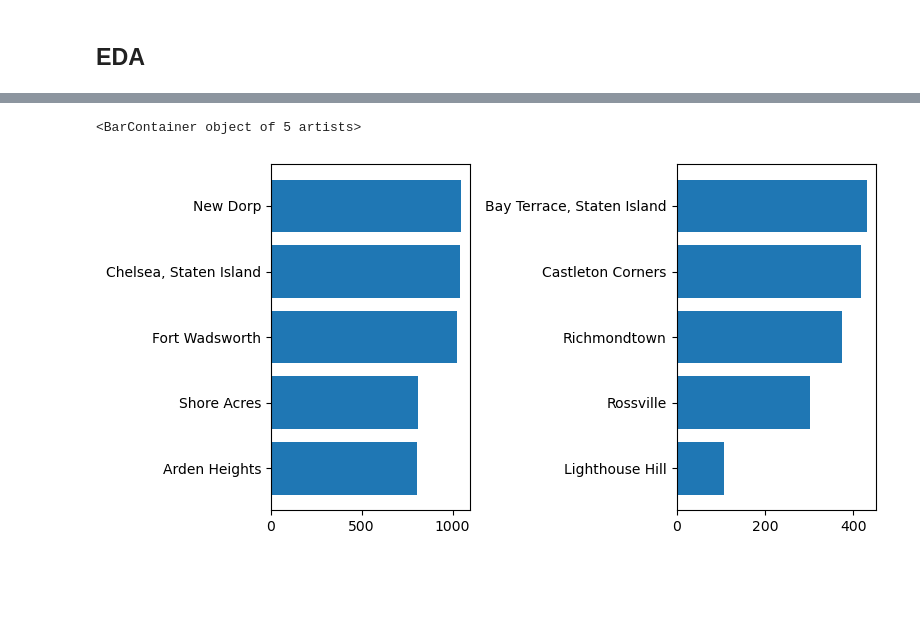
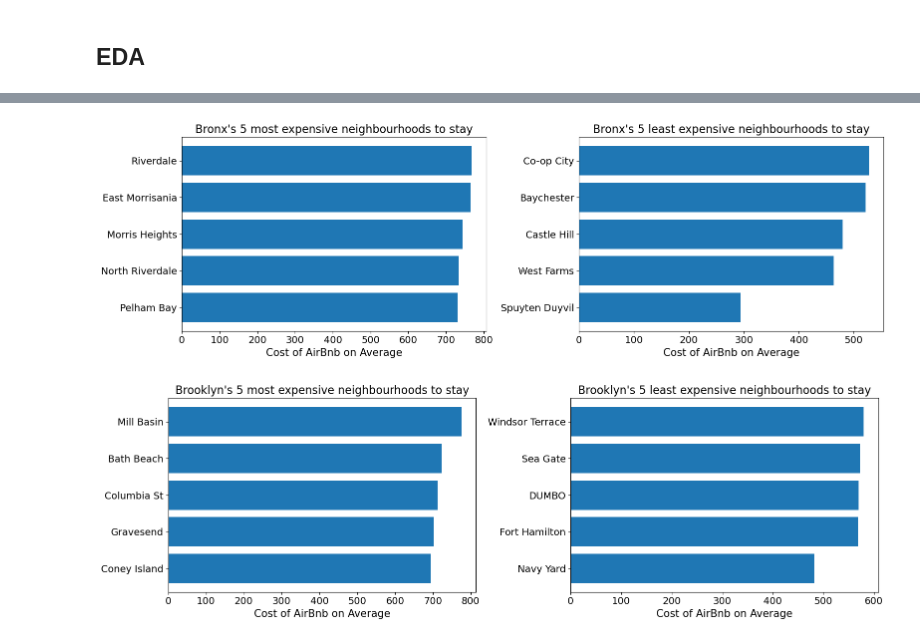
Before and after one commit to Mcapp1/AirBnB-Analysis, a Jupyter notebook: AirBnb.ipynb, the cells around one changed output, grey strips where cells are left out. Cells and saved outputs as stored; diff of their text form; code cells hidden in the pictures; blank space fills up the shorter version.

Commit message:
Neighborhood Graphs

```diff
--- a/AirBnb.ipynb
+++ b/AirBnb.ipynb
@@ -523,6 +471,0 @@ queens_prices.set_index('neighbourhood',inplace=True)
-# %%
-fig, ax = plt.subplots(1,2,figsize=(8,4),tight_layout=True)
-
-ax[0].barh(queens_prices.index[-5:],queens_prices.price[-5:])
-
-ax[1].barh(queens_prices.index[:5],queens_prices.price[:5])
@@ -538,9 +472,39 @@ staten_island_prices.set_index('neighbourhood',inplace=True)
-# %%
-fig, ax = plt.subplots(1,2,figsize=(8,4),tight_layout=True)
-
-ax[0].barh(staten_island_prices.index[-5:],staten_island_prices.price[-5:])
-
-ax[1].barh(staten_island_prices.index[:5],staten_island_prices.price[:5])
-# %% [output]
-<BarContainer object of 5 artists>
-[figure, removed]
+# %%
+def plot_neighbourhood_prices(borough):
+
+    target = neighbourhood_prices.copy()
+    target['neighbourhood'] = [each[1] for each in target.index]
+    target.set_index('neighbourhood',inplace=True)
+
+    if borough.lower() == 'bronx':
+        target = target[0:48]
+    elif borough.lower() == 'brooklyn':
+        target = target[48:96]
+    elif borough.lower() == 'manhattan':
+        target = target[96:128]
+    elif borough.lower() == 'queens':
+        target = target[128:180]
+    elif borough.lower() == 'staten island':
+        target = target[180:]
+
+    fig, ax = plt.subplots(1,2,figsize=(16,5),tight_layout=True)
+
+    ax[0].barh(target.index[-5:],target.price[-5:])
+    ax[0].set_title(f"{str(borough).capitalize()}'s 5 most expensive neighbourhoods to stay",
+                    fontsize=16)
+    ax[0].set_xlabel('Cost of AirBnb on Average',fontsize=15)
+    ax[0].tick_params(axis='both', which='major', labelsize=14)
+
+    ax[1].barh(target.index[:5],target.price[:5])
+    ax[1].set_title(f"{str(borough).capitalize()}'s 5 least expensive neighbourhoods to stay",
+                    fontsize=16)
+    ax[1].set_xlabel('Cost of AirBnb on Average',fontsize=15)
+    ax[1].tick_params(axis='both', which='major', labelsize=14)
+# %%
+plot_neighbourhood_prices('bronx')
+# %% [output]
+[figure, added]
+# %%
+plot_neighbourhood_prices('brooklyn')
+# %% [output]
+[figure, added]
```
Also changed, not shown: parts of 13 cells of this notebook.
